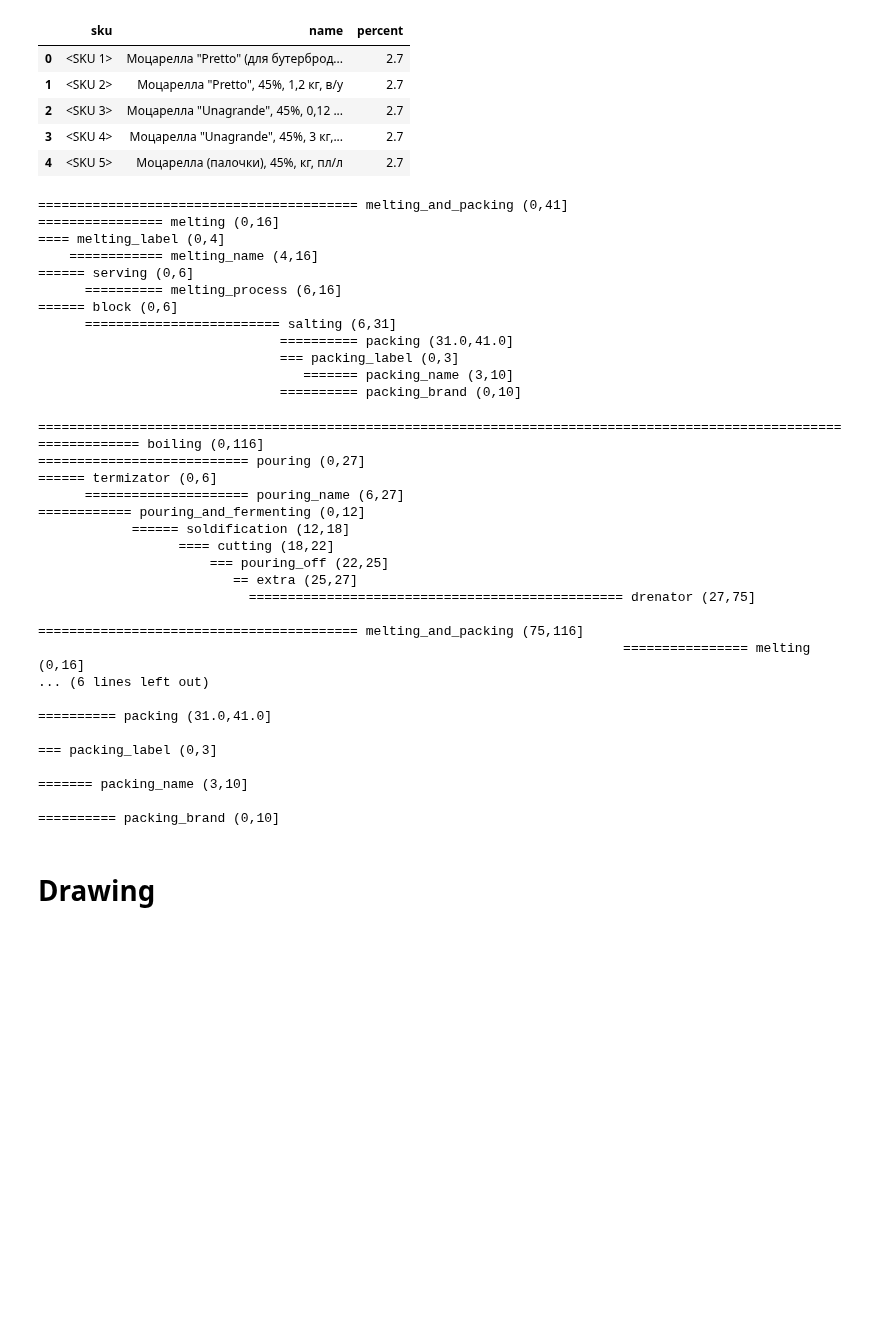
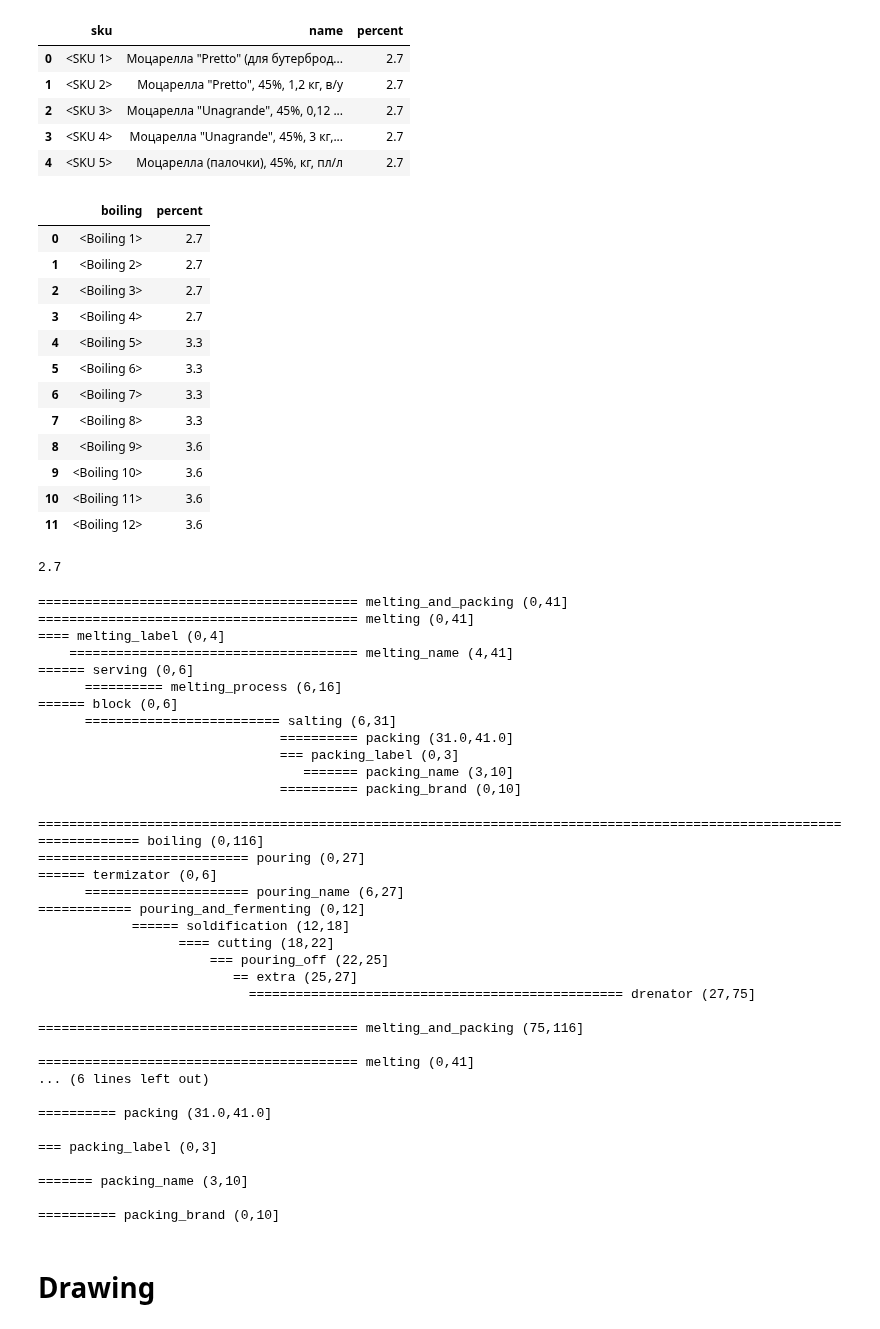
Before and after one commit to nkrokhmal/umalat, a Jupyter notebook: research/akadaner/2020.11.22 algo.ipynb, the cells around one changed output. Drawn from its saved outputs; the diff is of its cells as text; code cells hidden in the pictures; blank space fills up the shorter version.

```diff
--- a/research/akadaner/2020.11.22 algo.ipynb
+++ b/research/akadaner/2020.11.22 algo.ipynb
@@ -54,6 +72,29 @@ skus.head()
 | 2 | <SKU 3> | Моцарелла "Unagrande", 45%, 0,12 ... | 2.7 |
 | 3 | <SKU 4> | Моцарелла "Unagrande", 45%, 3 кг,... | 2.7 |
 | 4 | <SKU 5> | Моцарелла (палочки), 45%, кг, пл/л | 2.7 |
+# %%
+values = session.query(Boiling).all()
+boilings = pd.DataFrame(values, columns=['boiling'])
+boilings['percent'] = boilings['boiling'].apply(lambda b: b.percent)
+boilings
+# %% [output]
+|  | boiling | percent |
+| 0 | <Boiling 1> | 2.7 |
+| 1 | <Boiling 2> | 2.7 |
+| 2 | <Boiling 3> | 2.7 |
+| 3 | <Boiling 4> | 2.7 |
+| 4 | <Boiling 5> | 3.3 |
+| 5 | <Boiling 6> | 3.3 |
+| 6 | <Boiling 7> | 3.3 |
+| 7 | <Boiling 8> | 3.3 |
+| 8 | <Boiling 9> | 3.6 |
+| 9 | <Boiling 10> | 3.6 |
+| 10 | <Boiling 11> | 3.6 |
+| 11 | <Boiling 12> | 3.6 |
+# %%
+boilings.iloc[0]['boiling'].percent, boilings.iloc[0]['boiling'].
+# %% [output]
+2.7
 # %%
 TERMIZATOR = session.query(Termizator).first()
 TERMIZATOR.pouring_time = 30
@@ -79,6 +120,7 @@ def make_melting_and_packing(boiling_conf, boiling_request, boiling_type,
 
     with make('melting_and_packing'):
         # packing and melting time
+
         if boiling_type == 'water':
             melting_time = custom_round(850 / boiling_conf.meltings.speed * 60 * 1.3, 5, rounding='ceil')
             packing_time = 0
@@ -87,6 +129,8 @@ def make_melting_and_packing(boiling_conf, boiling_request, boiling_type,
             for sku, sku_kg in boiling_request.items():
                 packing_speed = min(sku.packing_speed, boiling_conf.meltings.speed)
                 packing_time += custom_round(sku_kg / packing_speed * 60, 5, rounding='ceil')
+
+            full_melting_time = boiling_conf.meltings.serving_time + melting_time
 
         elif boiling_type == 'salt':
             packing_time = 0
@@ -97,12 +141,16 @@ def make_melting_and_packing(boiling_conf, boiling_request, boiling_type,
 
             melting_time = packing_time
 
-        full_melting_time = boiling_conf.meltings.serving_time + melting_time
+            full_melting_time = boiling_conf.meltings.serving_time + melting_time + boiling_conf.meltings.salting_time
+
+        # todo: make proper order
+        form_factor_label = ' / '.join([str(sku.form_factor) for sku in boiling_request.keys()])
+        brand_label = ' / '.join([sku.brand_name for sku in boiling_request.keys()])
 
         with make('melting', y=10, time_size=full_melting_time, melting_line=melting_line):
             with make(y=0):
                 make('melting_label', time_size=4 * 5)
-                make('melting_name', time_size=full_melting_time - 4 * 5)
+                make('melting_name', time_size=full_melting_time - 4 * 5, form_factor_label=form_factor_label)
             with make(y=1):
                 make('serving', time_size=boiling_conf.meltings.serving_time)
                 make('melting_process', time_size=melting_time, speed=boiling_conf.meltings.speed)
@@ -124,9 +172,9 @@ def make_melting_and_packing(boiling_conf, boiling_request, boiling_type,
         with make('packing', t=prepare_time / 5, time_size=packing_time, push_func=add_push):
             with make(y=0):
                 make('packing_label', time_size=3 * 5)
-                make('packing_name', time_size=packing_time - 3 * 5, name='чильеджина 5кг/сердечки/фдл 0,125(безлактозная)/0,1')
+                make('packing_name', time_size=packing_time - 3 * 5, form_factor_label=form_factor_label)
             with make(y=1):
-                make('packing_brand', time_size=packing_time, name='безлактозная/претто')
+                make('packing_brand', time_size=packing_time, brand_label=brand_label)
 
                     # todo: add configurations
         #         with make(y=2):
@@ -145,9 +193,9 @@ block = make_melting_and_packing(BOILING_CONF, BOILING_REQUEST, 'salt', melting_
 print(draw_print(block))
 # %% [output]
 ========================================= melting_and_packing (0,41]
-================ melting (0,16]
+========================================= melting (0,41]
 ==== melting_label (0,4]
-    ============ melting_name (4,16]
+    ===================================== melting_name (4,41]
 ====== serving (0,6]
       ========== melting_process (6,16]
 ====== block (0,6]
@@ -157,12 +205,14 @@ print(draw_print(block))
                                   ======= packing_name (3,10]
                                ========== packing_brand (0,10]
 # %%
-def make_boiling(boiling_conf, boiling_request, boiling_type='water',
-                 name='чильеджина  3,6 альче  8500кг', block_num=12, pouring_line=None, melting_line=None):
+def make_boiling(boiling_conf, boiling_request, boiling_type='water', block_num=12, pouring_line=None, melting_line=None):
     maker = BlockMaker(default_push_func=dummy_push)
     make = maker.make
 
-    with make('boiling', block_num=block_num, boiling_type=boiling_type, name=name):
+    boiling_label = '{} {} {} 8000кг'.format(boiling_conf.percent, boiling_conf.ferment, 'с лактозой' if boiling_conf.is_lactose else 'безлактозная')
+
+
+    with make('boiling', block_num=block_num, boiling_type=boiling_type, boiling_label=boiling_label):
         # todo: make boiling size
 
         timings = []
@@ -209,7 +259,7 @@ print(draw_print(block))
                          == extra (25,27]
                            ================================================ drenator (27,75]
                                                                            ========================================= melting_and_packing (75,116]
-                                                                           ================ melting (0,16]
+                                                                           ========================================= melting (0,41]
 ... (6 lines left out)
                                                                                                           ========== packing (31.0,41.0]
                                                                                                           === packing_label (0,3]
```
Also changed, not shown: parts of 13 cells of this notebook, 2 other files.
